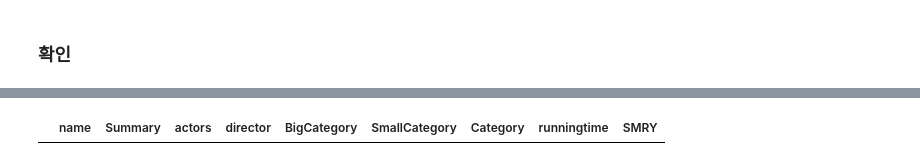
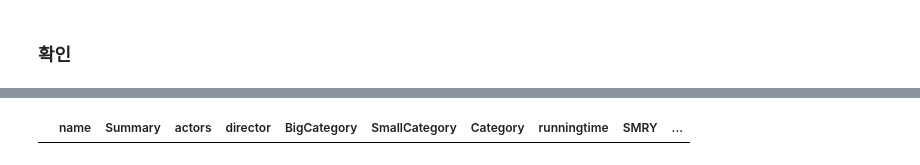
Before and after one commit to LGHV-team1/final-project, a Jupyter notebook: 전처리/vod, content 통합 전처리(크롤링).ipynb, the cells around one changed output, grey strips where cells are left out. Saved outputs shown, nothing was run; the diff lists cells and outputs as text; code cells hidden in the pictures.

```diff
--- a/전처리/vod, content 통합 전처리(크롤링).ipynb
+++ b/전처리/vod, content 통합 전처리(크롤링).ipynb
@@ -358,0 +364,3 @@ vod_data.head()
+# %%
+counts = vod_data.groupby(['name', 'BigCategory']).size().reset_index(name='counts')
+counts
@@ -359,9 +381,11 @@ vod_data.head()
 # %% [markdown]
 ### 중복 제거
 # %%
+# SMRY 기준으로 NaN 아닌 열 먼저 정렬
+vod_data = vod_data.sort_values(by='SMRY', na_position='last')
 # 'name'과 'BigCategory'를 기준으로 중복된 값 삭제
-vod_data = vod_data.drop_duplicates(subset=['name', 'BigCategory'])
-vod_data = vod_data.reset_index(drop=True)
-vod_data.tail()
+vod_data_drop_duplicated = vod_data.drop_duplicates(subset=['name', 'BigCategory'])
+vod_data_drop_duplicated = vod_data_drop_duplicated.reset_index(drop=True)
+vod_data_drop_duplicated.tail()
 # %% [output]
 |  | name | Summary | actors | director | BigCategory | SmallCategory | Category | runningtime | SMRY |
@@ -373,6 +397,6 @@ vod_data.tail()
 # %%
 # Category 구분
-vod_data['Category'] = np.where(vod_data['BigCategory'] == '영화', '영화', np.where(vod_data['BigCategory'] == '키즈', '키즈', 'TV프로그램'))
-vod_data
+vod_data_drop_duplicated['Category'] = np.where(vod_data_drop_duplicated['BigCategory'] == '영화', '영화', np.where(vod_data_drop_duplicated['BigCategory'] == '키즈', '키즈', 'TV프로그램'))
+vod_data_drop_duplicated
 # %% [output]
 |  | name | Summary | actors | director | BigCategory | SmallCategory | Category | runningtime | SMRY |
@@ -390,0 +415,4 @@ vod_data
+# %%
+# count 합침
+vod_data_addcount = vod_data_drop_duplicated.merge(counts, on=['name', 'BigCategory'], how='left')
+vod_data_addcount
@@ -419,10 +462,11 @@ memory usage: 333.5+ KB
 # %%
 # '-', '[]', '.'이 들어간 값 확인
-filtered_rows = vod_data[vod_data['name'].str.contains('\-')]
-filtered_rows = vod_data[vod_data['name'].str.contains('\[\]')]
-end = vod_data['name'].str.endswith('.')
-end_giho = vod_data[end]
+filtered_rows = vod_data_addcount[vod_data_addcount['name'].str.contains('\-')]
+# filtered_rows = vod_data_addcount[vod_data_addcount['name'].str.contains('\[\]')]
+end = vod_data_addcount['name'].str.endswith('.')
+end_giho = vod_data_addcount[end]
 end_giho
+# filtered_rows
 # %% [output]
-|  | name | Summary | actors | director | BigCategory | SmallCategory | Category | runningtime | SMRY |
+|  | name | Summary | actors | director | BigCategory | SmallCategory | Category | runningtime | SMRY | ... |
 # %%
```
Also changed, not shown: parts of 12 cells of this notebook.
